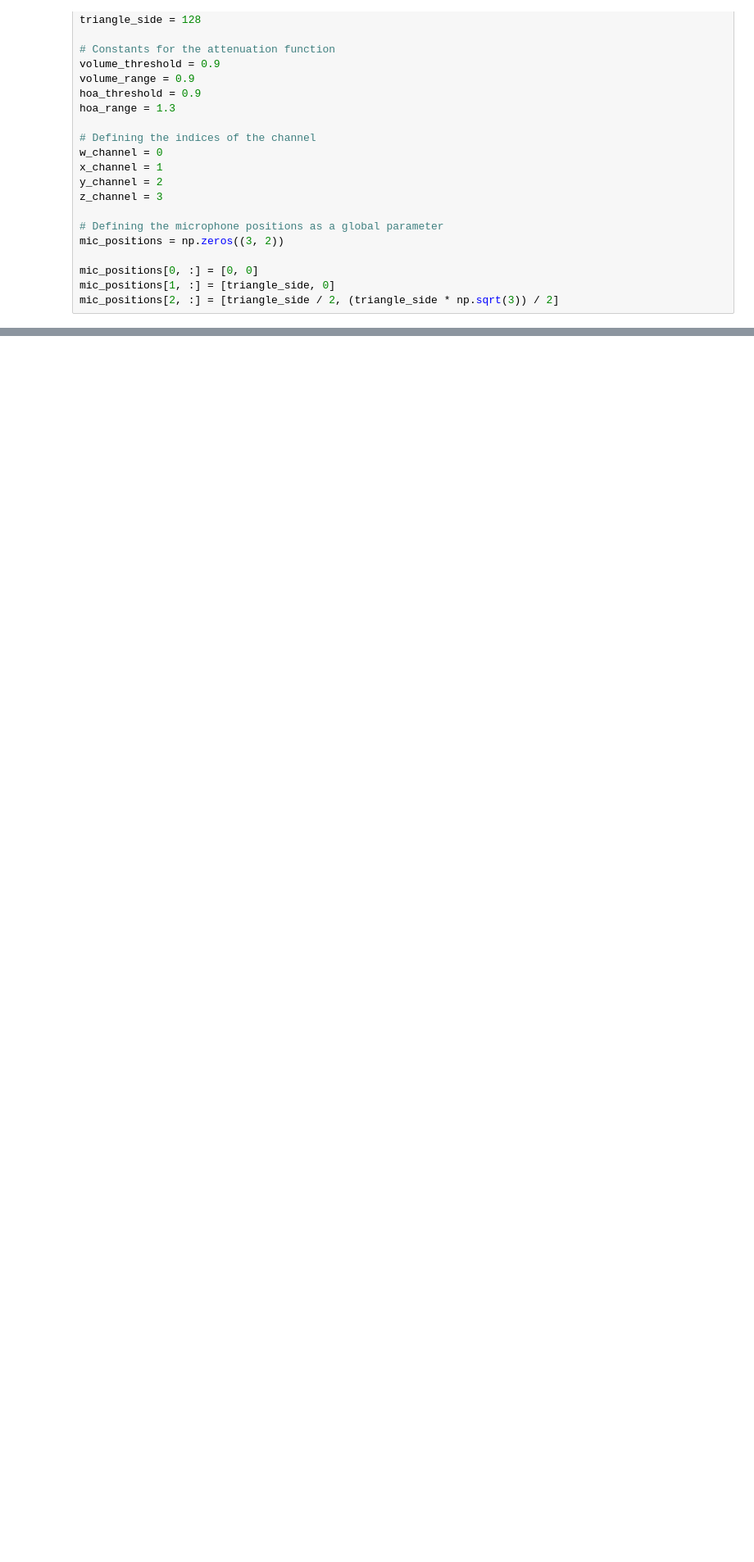
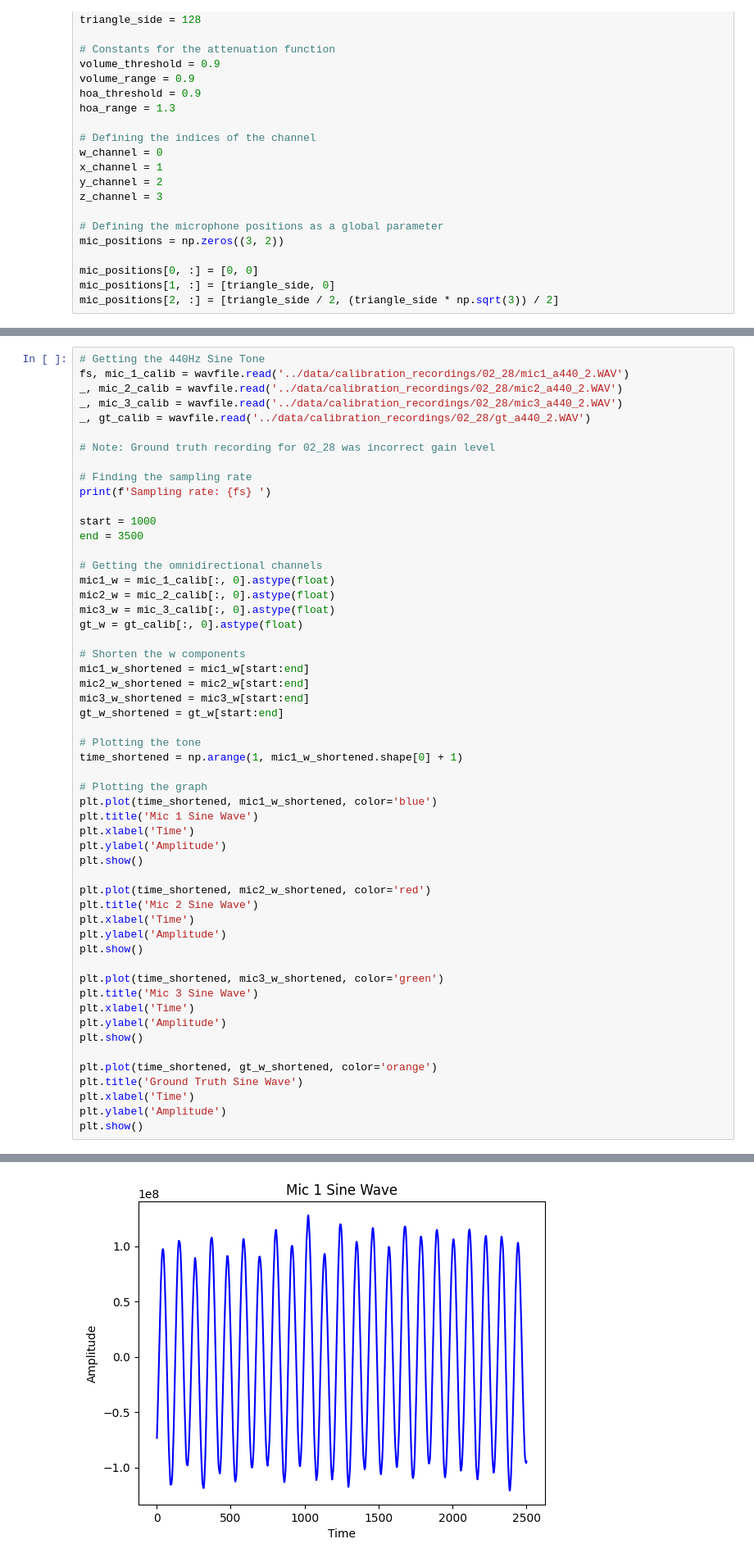
Before and after one commit to tjunjet/spatial_audio, a Jupyter notebook: codes/tj_weighted_dist.ipynb, the cells around one changed output, grey strips where cells are left out. Shown at 82% size. Drawn from its saved outputs; the diff is of its cells as text; blank space fills up the shorter version.

```diff
--- a/codes/tj_weighted_dist.ipynb
+++ b/codes/tj_weighted_dist.ipynb
@@ -52,0 +55,55 @@ mic_positions[2, :] = [triangle_side / 2, (triangle_side * np.sqrt(3)) / 2]
+# %%
+# Getting the 440Hz Sine Tone
+fs, mic_1_calib = wavfile.read('../data/calibration_recordings/02_28/mic1_a440_2.WAV')
+_, mic_2_calib = wavfile.read('../data/calibration_recordings/02_28/mic2_a440_2.WAV')
+_, mic_3_calib = wavfile.read('../data/calibration_recordings/02_28/mic3_a440_2.WAV')
+_, gt_calib = wavfile.read('../data/calibration_recordings/02_28/gt_a440_2.WAV')
+
+# Note: Ground truth recording for 02_28 was incorrect gain level
+
+# Finding the sampling rate
+print(f'Sampling rate: {fs} ')
+
+start = 1000
+end = 3500
+
+# Getting the omnidirectional channels
+mic1_w = mic_1_calib[:, 0].astype(float)
+mic2_w = mic_2_calib[:, 0].astype(float)
+mic3_w = mic_3_calib[:, 0].astype(float)
+gt_w = gt_calib[:, 0].astype(float)
+
+# Shorten the w components
+mic1_w_shortened = mic1_w[start:end]
+mic2_w_shortened = mic2_w[start:end]
+mic3_w_shortened = mic3_w[start:end]
+gt_w_shortened = gt_w[start:end]
+
+# Plotting the tone
+time_shortened = np.arange(1, mic1_w_shortened.shape[0] + 1)
+
+# Plotting the graph
+plt.plot(time_shortened, mic1_w_shortened, color='blue')
+plt.title('Mic 1 Sine Wave')
+plt.xlabel('Time')
+plt.ylabel('Amplitude')
+plt.show()
+
+plt.plot(time_shortened, mic2_w_shortened, color='red')
+plt.title('Mic 2 Sine Wave')
+plt.xlabel('Time')
+plt.ylabel('Amplitude')
+plt.show()
+
+plt.plot(time_shortened, mic3_w_shortened, color='green')
+plt.title('Mic 3 Sine Wave')
+plt.xlabel('Time')
+plt.ylabel('Amplitude')
+plt.show()
+
+plt.plot(time_shortened, gt_w_shortened, color='orange')
+plt.title('Ground Truth Sine Wave')
+plt.xlabel('Time')
+plt.ylabel('Amplitude')
+plt.show()
+# %% [output]
@@ -52,0 +111 @@ mic_positions[2, :] = [triangle_side / 2, (triangle_side * np.sqrt(3)) / 2]
+[figure, added]
```
Also changed, not shown: parts of 11 cells of this notebook, 19 other files.
